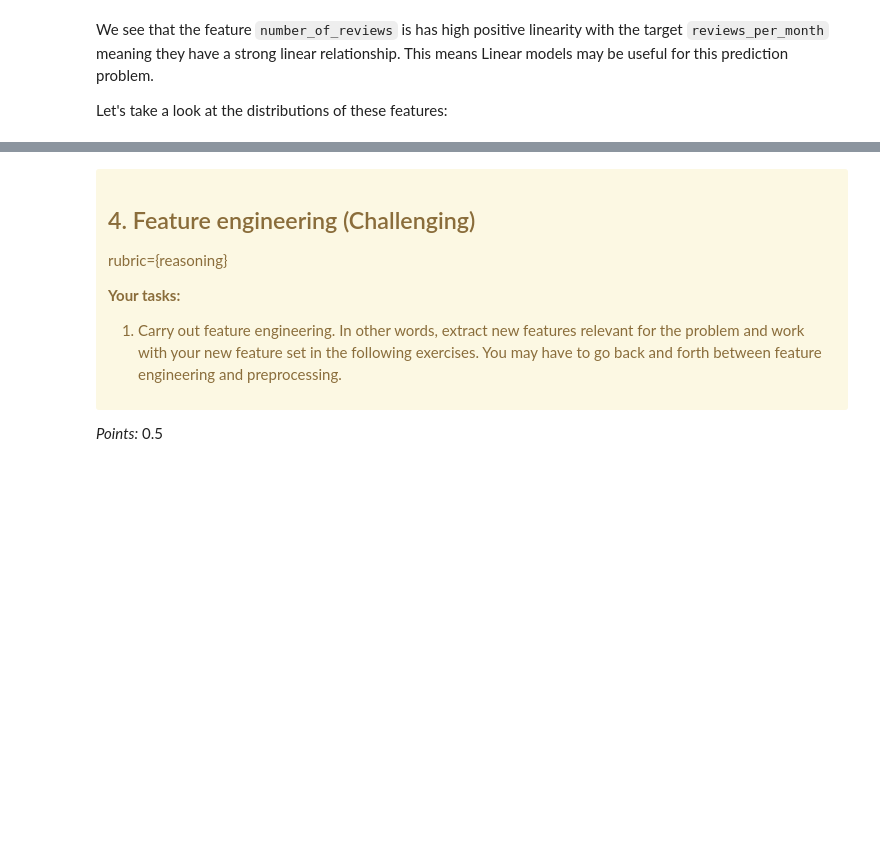
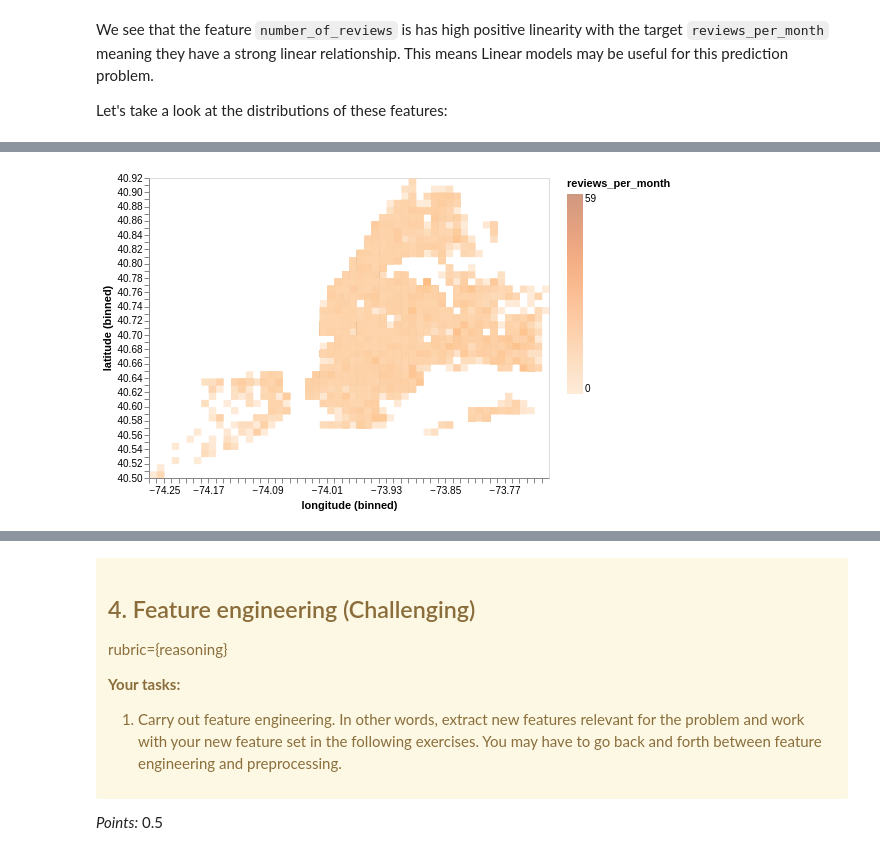
Before and after one commit to UBC-MDS/NYC_airbnb_notebook, a Jupyter notebook: lab4_waiel.ipynb, the cells around one changed output, grey strips where cells are left out. Saved outputs shown, nothing was run; the diff lists cells and outputs as text; code cells hidden in the pictures; blank space fills up the shorter version.

```diff
--- a/lab4_waiel.ipynb
+++ b/lab4_waiel.ipynb
@@ -279,0 +292,7 @@ alt.vconcat(*charts)
+# %%
+alt.Chart(data).mark_rect(opacity = 0.5).encode(
+    alt.X('longitude', bin=alt.Bin(maxbins=60)),
+    alt.Y('latitude', bin=alt.Bin(maxbins=60)),
+    alt.Color('reviews_per_month',scale=alt.Scale(scheme = 'oranges')))
+# %% [output]
+[figure, added]
```
Also changed, not shown: parts of 12 cells of this notebook.
